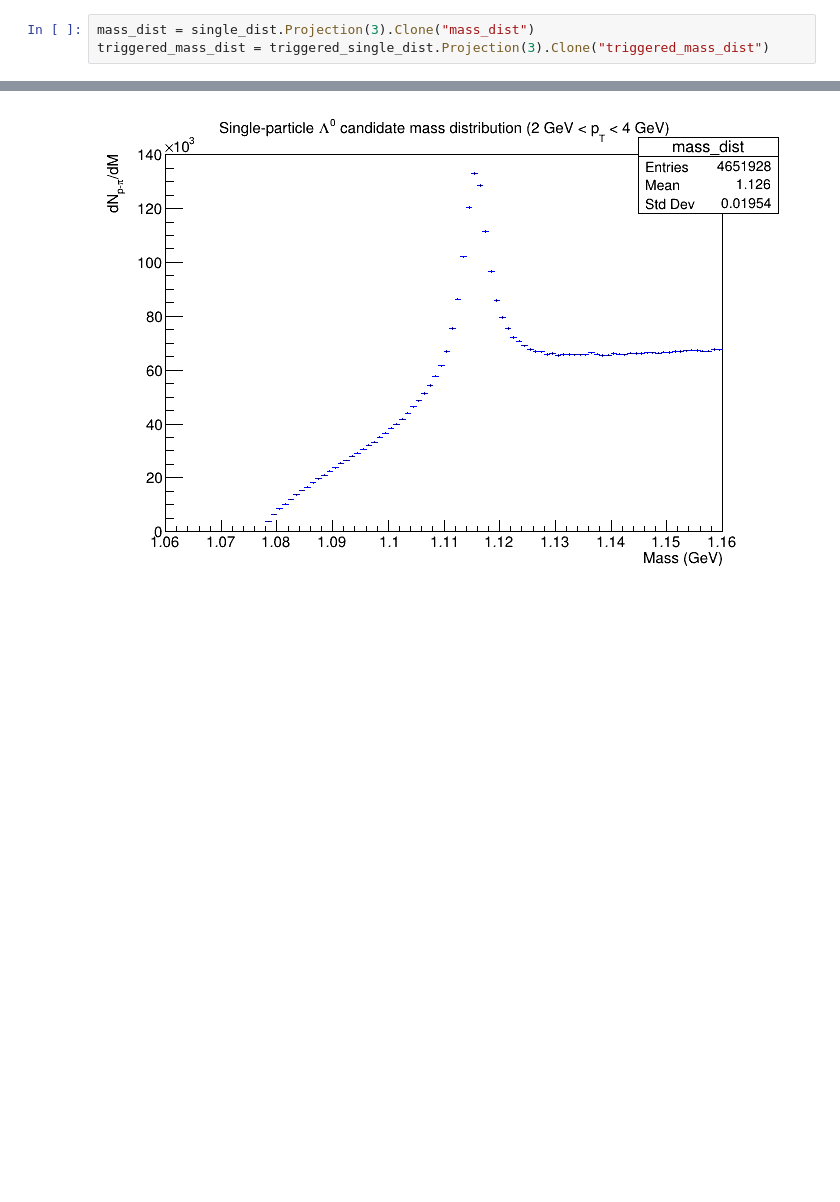
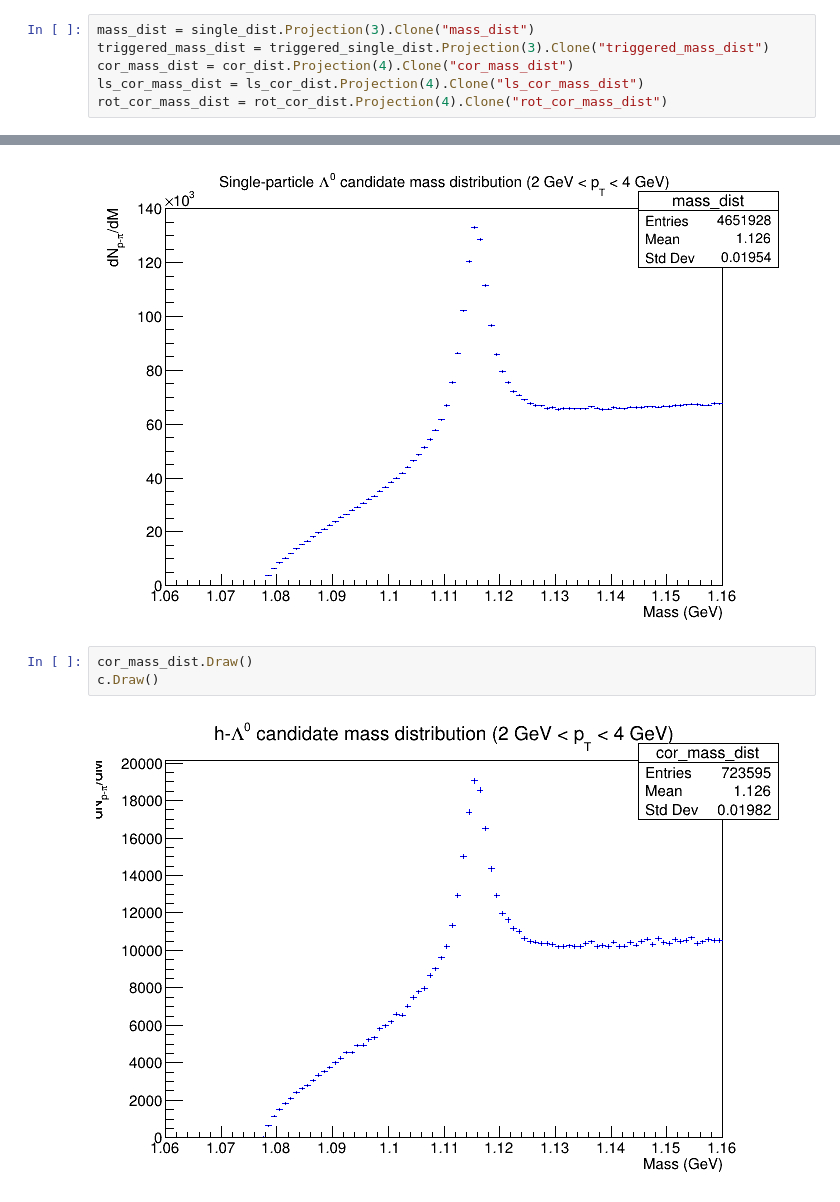
Before and after one commit to rhanniga/lambda-over-hadron, a Jupyter notebook: data/offline/gauss_mass_fit.ipynb, the cells around one changed output, grey strips where cells are left out. Drawn from its saved outputs; the diff is of its cells as text; blank space fills up the shorter version.

```diff
--- a/data/offline/gauss_mass_fit.ipynb
+++ b/data/offline/gauss_mass_fit.ipynb
@@ -18,6 +28,9 @@ triggered_single_dist.GetAxis(0).SetRangeUser(2, 4)
 # %%
 mass_dist = single_dist.Projection(3).Clone("mass_dist")
 triggered_mass_dist = triggered_single_dist.Projection(3).Clone("triggered_mass_dist")
+cor_mass_dist = cor_dist.Projection(4).Clone("cor_mass_dist")
+ls_cor_mass_dist = ls_cor_dist.Projection(4).Clone("ls_cor_mass_dist")
+rot_cor_mass_dist = rot_cor_dist.Projection(4).Clone("rot_cor_mass_dist")
 # %%
 mass_dist.Sumw2()
 mass_dist.SetTitle("Single-particle #Lambda^{0} candidate mass distribution (2 GeV < p_{T} < 4 GeV)")
@@ -35,3 +66,8 @@ mass_dist.Draw()
 c.Draw()
 # %% [output]
 [figure]
+# %%
+cor_mass_dist.Draw()
+c.Draw()
+# %% [output]
+[figure, added]
```
Also changed, not shown: parts of 26 cells of this notebook.
